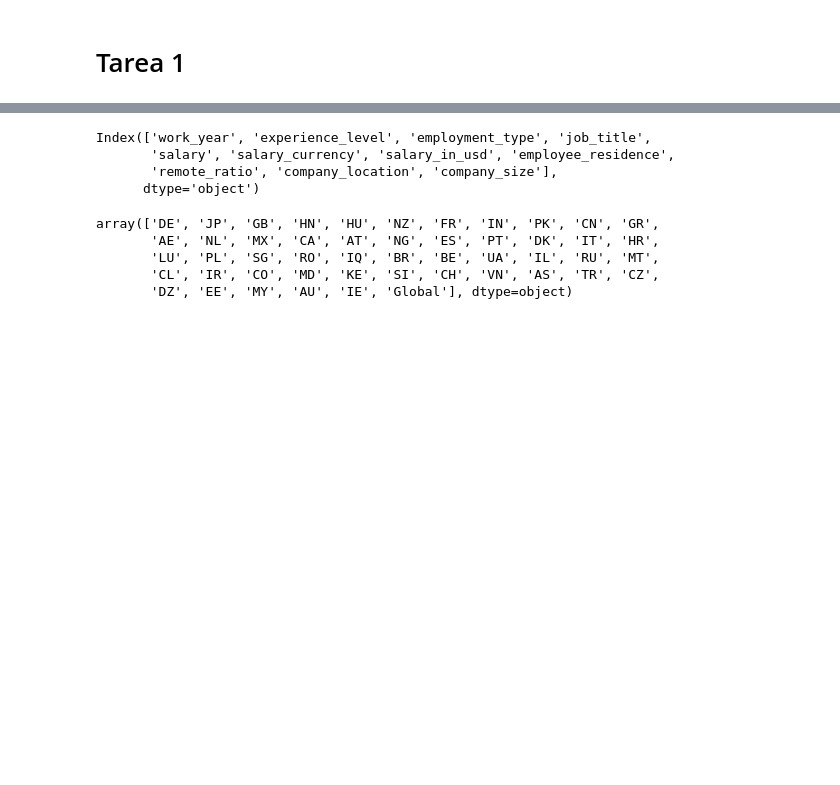
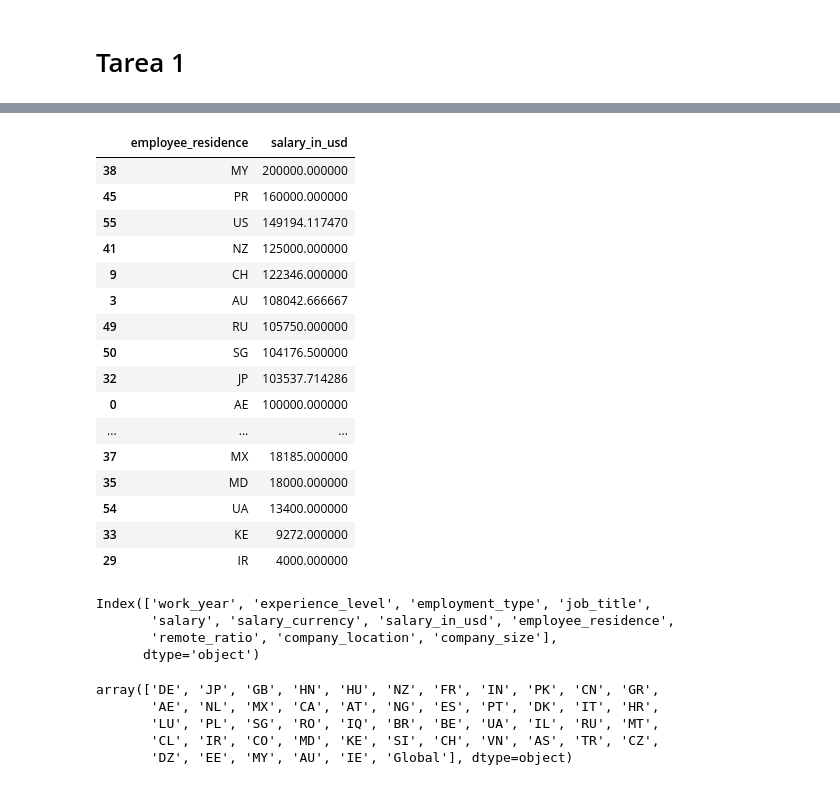
Before and after one commit to danieldamc/intro-data-science, a Jupyter notebook: Tarea_1.ipynb, the cells around one changed output, grey strips where cells are left out. Cells and saved outputs as stored; diff of their text form; code cells hidden in the pictures; blank space fills up the shorter version.

```diff
--- a/Tarea_1.ipynb
+++ b/Tarea_1.ipynb
@@ -16,3 +44,24 @@ salaries_df.head()
+# %%
+average_salary_per_country = salaries_df.groupby(['employee_residence'])['salary_in_usd'].mean().reset_index().sort_values(by='salary_in_usd', ascending=False)
+average_salary_per_country
+# %% [output]
+|  | employee_residence | salary_in_usd |
+| 38 | MY | 200000.000000 |
+| 45 | PR | 160000.000000 |
+| 55 | US | 149194.117470 |
+| 41 | NZ | 125000.000000 |
+| 9 | CH | 122346.000000 |
+| 3 | AU | 108042.666667 |
+| 49 | RU | 105750.000000 |
+| 50 | SG | 104176.500000 |
+| 32 | JP | 103537.714286 |
+| 0 | AE | 100000.000000 |
+| ... | ... | ... |
+| 37 | MX | 18185.000000 |
+| 35 | MD | 18000.000000 |
+| 54 | UA | 13400.000000 |
+| 33 | KE | 9272.000000 |
+| 29 | IR | 4000.000000 |
 # %%
 salaries_df.columns
 # %% [output]
```
Also changed, not shown: parts of 1 cell of this notebook, 1 other file.
